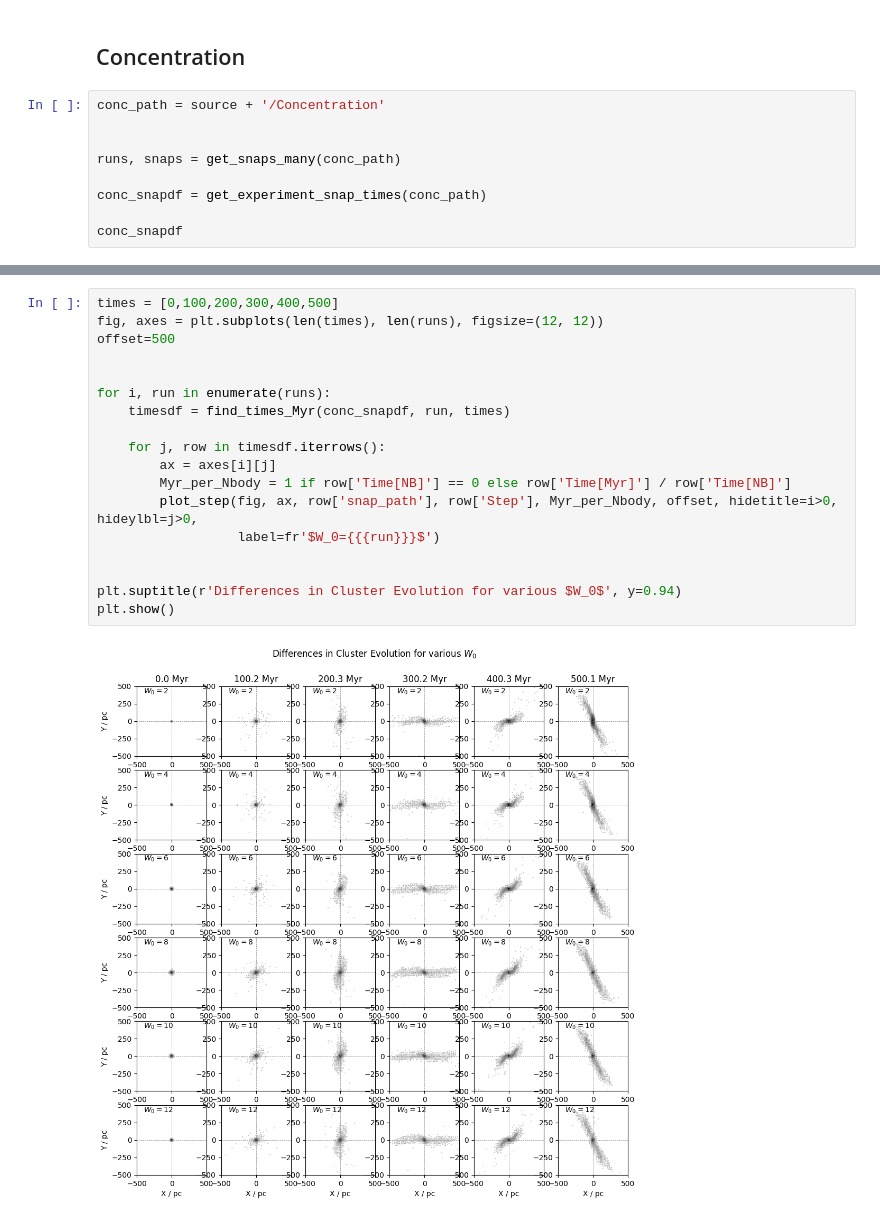
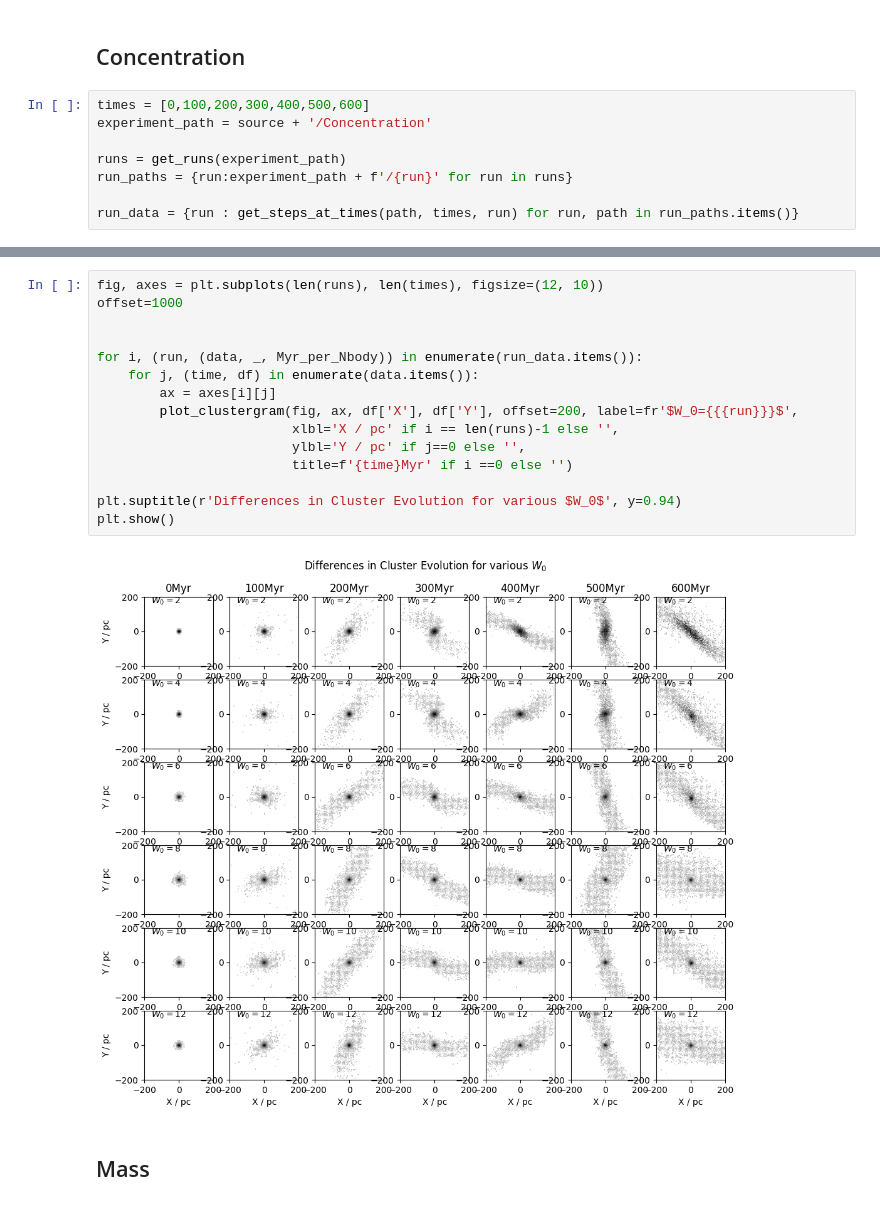
Before and after one commit to RSPicken2/stellar-streams, a Jupyter notebook: GlobularClusters.ipynb, the cells around one changed output, grey strips where cells are left out. Drawn from its saved outputs; the diff is of its cells as text.

Commit message:
Add mass plot and refactor W0 plot

```diff
--- a/GlobularClusters.ipynb
+++ b/GlobularClusters.ipynb
@@ -139,11 +139,10 @@ plt.show()
 # %% [markdown]
 ## Concentration
 # %%
-conc_path = source + '/Concentration'
+times = [0,100,200,300,400,500,600]
+experiment_path = source + '/Concentration'
 
+runs = get_runs(experiment_path)
+run_paths = {run:experiment_path + f'/{run}' for run in runs}
 
-runs, snaps = get_snaps_many(conc_path)
-
-conc_snapdf = get_experiment_snap_times(conc_path)
-
-conc_snapdf
+run_data = {run : get_steps_at_times(path, times, run) for run, path in run_paths.items()}
@@ -164,20 +149,19 @@ conc_snapdf
-# %%
-times = [0,100,200,300,400,500]
-fig, axes = plt.subplots(len(times), len(runs), figsize=(12, 12))
-offset=500
-
-
-for i, run in enumerate(runs):
-    timesdf = find_times_Myr(conc_snapdf, run, times)
-
-    for j, row in timesdf.iterrows():
-        ax = axes[i][j]
-        Myr_per_Nbody = 1 if row['Time[NB]'] == 0 else row['Time[Myr]'] / row['Time[NB]']
-        plot_step(fig, ax, row['snap_path'], row['Step'], Myr_per_Nbody, offset, hidetitle=i>0, hideylbl=j>0,
-                  label=fr'$W_0={{{run}}}$')
-
-
-plt.suptitle(r'Differences in Cluster Evolution for various $W_0$', y=0.94)
-plt.show()
-# %% [output]
-[figure, removed]
+# %%
+fig, axes = plt.subplots(len(runs), len(times), figsize=(12, 10))
+offset=1000
+
+
+for i, (run, (data, _, Myr_per_Nbody)) in enumerate(run_data.items()):
+    for j, (time, df) in enumerate(data.items()):
+        ax = axes[i][j]
+        plot_clustergram(fig, ax, df['X'], df['Y'], offset=200, label=fr'$W_0={{{run}}}$',
+                         xlbl='X / pc' if i == len(runs)-1 else '',
+                         ylbl='Y / pc' if j==0 else '',
+                         title=f'{time}Myr' if i ==0 else '')
+
+plt.suptitle(r'Differences in Cluster Evolution for various $W_0$', y=0.94)
+plt.show()
+# %% [output]
+[figure, added]
+# %% [markdown]
+## Mass
```
Also changed, not shown: parts of 3 cells of this notebook.
